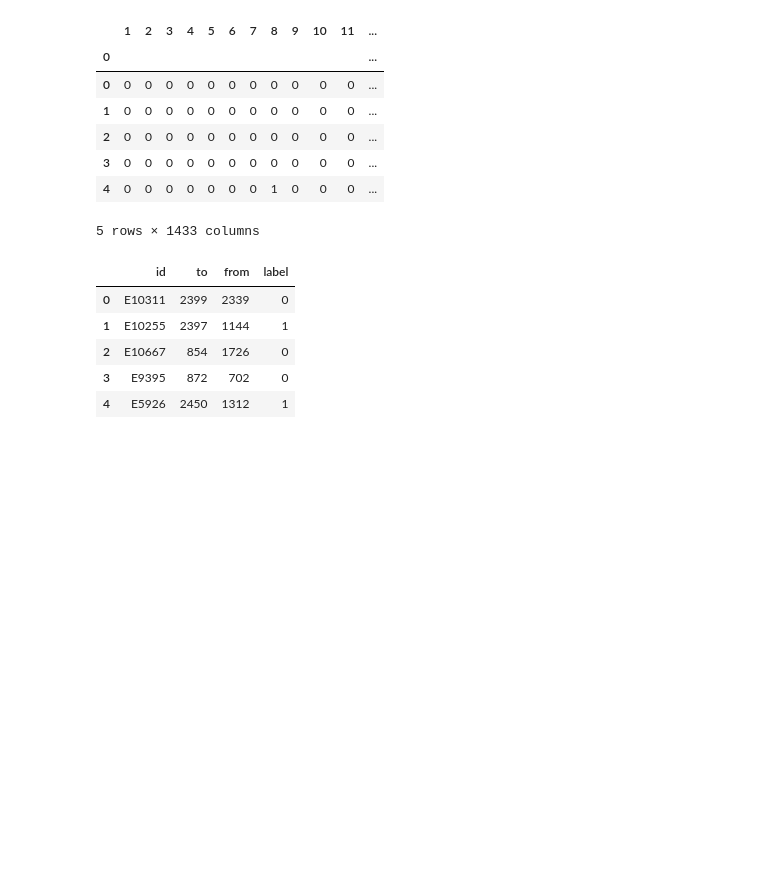
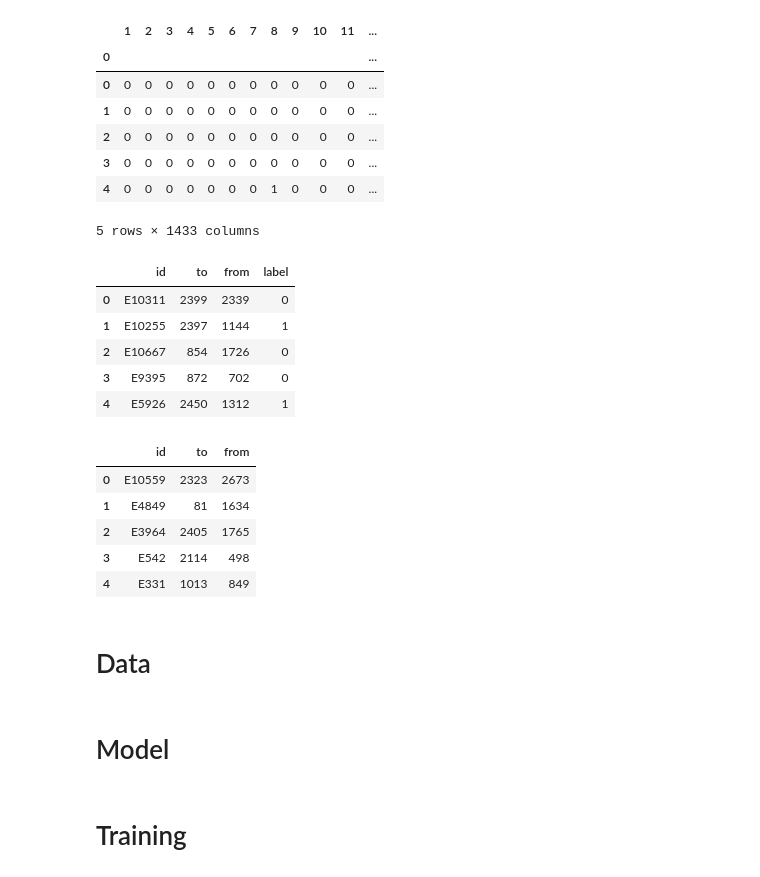
Before and after one commit to PinmanHuang/MLG, a Jupyter notebook: LinkPrediction.ipynb, the cells around one changed output. Cells and saved outputs as stored; diff of their text form; code cells hidden in the pictures; blank space fills up the shorter version.

```diff
--- a/LinkPrediction.ipynb
+++ b/LinkPrediction.ipynb
@@ -15,17 +26,26 @@ Saving train.csv to train.csv
 # %%
 # read upload csv
+
 # edge_id, to_node, from_node, node_attrs, edge_label
 import pandas as pd
+
 # attributes data
 data_attrs = pd.read_csv("content.csv", sep='\t', header=None, index_col = 0)
 data_attrs = data_attrs.sort_index(axis=0)  # sorting data in index
 node_attrs = torch.tensor(data_attrs.values)
-# edge and node data
+
+# train data
 data_train = pd.read_csv("train.csv", sep=',')
-edge_id = data_train[['id']].values.tolist()
-to_node = data_train[['to']].values.tolist()
-from_node = data_train[['from']].values.tolist()
-edge_label = data_train[['label']].values.tolist()
+train_edge_id = data_train[['id']].values.tolist()
+train_to_node = data_train[['to']].values.tolist()
+train_from_node = data_train[['from']].values.tolist()
+train_edge_label = data_train[['label']].values.tolist()
+
+# test data
+data_test = pd.read_csv("test.csv", sep=',')
+test_edge_id = data_train[['id']].values.tolist()
+test_to_node = data_train[['to']].values.tolist()
+test_from_node = data_train[['from']].values.tolist()
 # %%
 data_attrs.head(5)
 # %% [output]
@@ -46,3 +66,14 @@ data_train.head(5)
 | 2 | E10667 | 854 | 1726 | 0 |
 | 3 | E9395 | 872 | 702 | 0 |
 | 4 | E5926 | 2450 | 1312 | 1 |
+# %%
+data_test.head(5)
+# %% [output]
+|  | id | to | from |
+| 0 | E10559 | 2323 | 2673 |
+| 1 | E4849 | 81 | 1634 |
+| 2 | E3964 | 2405 | 1765 |
+| 3 | E542 | 2114 | 498 |
+| 4 | E331 | 1013 | 849 |
+# %% [markdown]
+# Data
@@ -48,0 +90,2 @@ data_train.head(5)
+# %% [markdown]
+# Model
@@ -48,0 +120,2 @@ data_train.head(5)
+# %% [markdown]
+# Training
```
Also changed, not shown: parts of 10 cells of this notebook.
